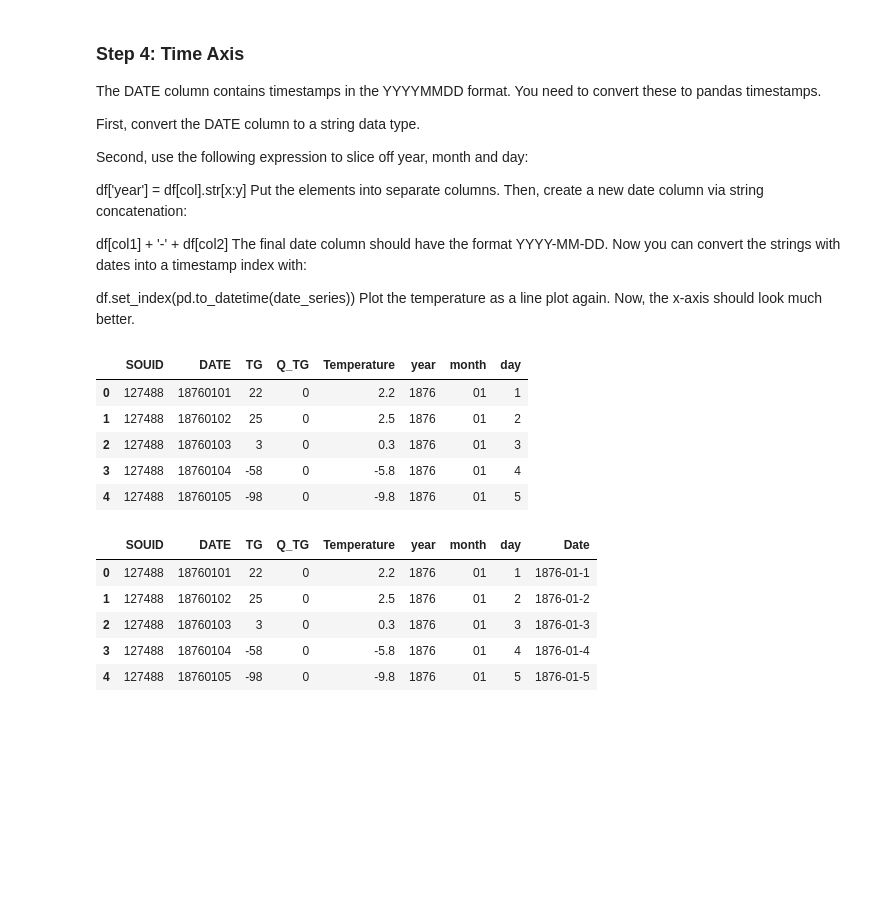
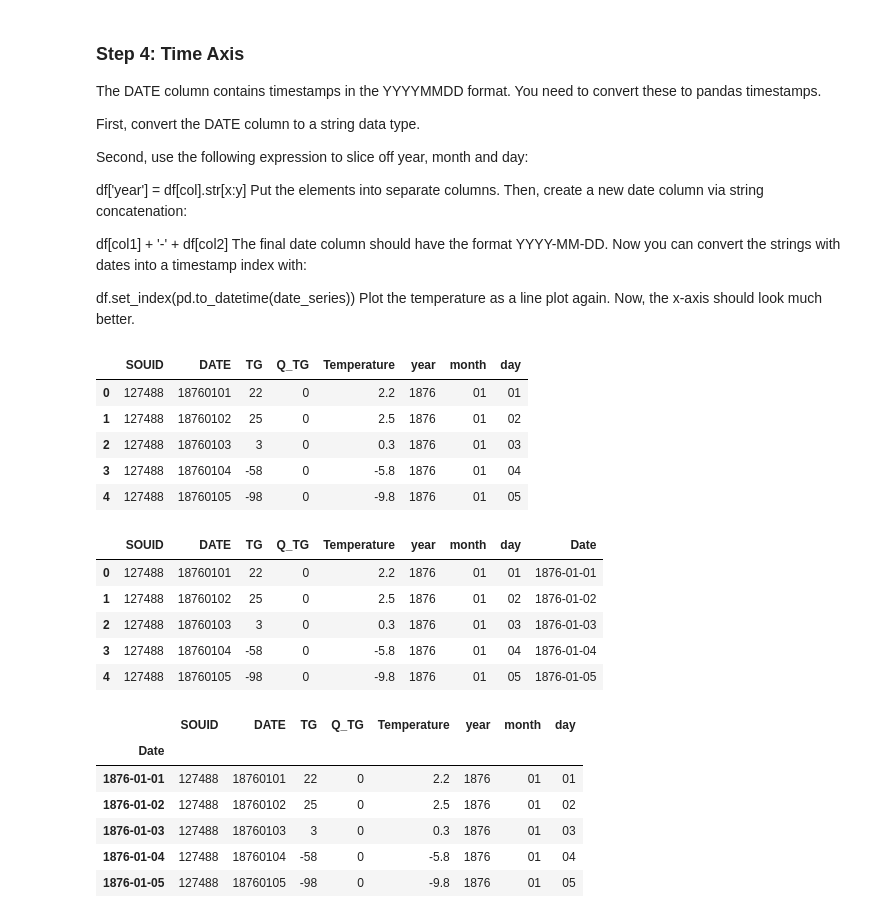
Before and after one commit to Melvin2306/code-lu-data-science, a Jupyter notebook: tasks/2.1 Climate Stripes.ipynb, the cells around one changed output. Cells and saved outputs as stored; diff of their text form; code cells hidden in the pictures; blank space fills up the shorter version.

```diff
--- a/tasks/2.1 Climate Stripes.ipynb
+++ b/tasks/2.1 Climate Stripes.ipynb
@@ -82,24 +82,38 @@ df['DATE'] = df['DATE'].astype(str)
 # %%
 df['year'] = df['DATE'].str[0:4]
 df['month'] = df['DATE'].str[4:6]
-df['day'] = df['DATE'].str[7:9]
+df['day'] = df['DATE'].str[6:]
 # %%
 df.head()
 # %% [output]
 |  | SOUID | DATE | TG | Q_TG | Temperature | year | month | day |
-| 0 | 127488 | 18760101 | 22 | 0 | 2.2 | 1876 | 01 | 1 |
-| 1 | 127488 | 18760102 | 25 | 0 | 2.5 | 1876 | 01 | 2 |
-| 2 | 127488 | 18760103 | 3 | 0 | 0.3 | 1876 | 01 | 3 |
-| 3 | 127488 | 18760104 | -58 | 0 | -5.8 | 1876 | 01 | 4 |
-| 4 | 127488 | 18760105 | -98 | 0 | -9.8 | 1876 | 01 | 5 |
+| 0 | 127488 | 18760101 | 22 | 0 | 2.2 | 1876 | 01 | 01 |
+| 1 | 127488 | 18760102 | 25 | 0 | 2.5 | 1876 | 01 | 02 |
+| 2 | 127488 | 18760103 | 3 | 0 | 0.3 | 1876 | 01 | 03 |
+| 3 | 127488 | 18760104 | -58 | 0 | -5.8 | 1876 | 01 | 04 |
+| 4 | 127488 | 18760105 | -98 | 0 | -9.8 | 1876 | 01 | 05 |
 # %%
 df['Date'] = df['year'] + '-' + df['month'] + '-' + df['day']
 # %%
 df.head()
 # %% [output]
 |  | SOUID | DATE | TG | Q_TG | Temperature | year | month | day | Date |
-| 0 | 127488 | 18760101 | 22 | 0 | 2.2 | 1876 | 01 | 1 | 1876-01-1 |
-| 1 | 127488 | 18760102 | 25 | 0 | 2.5 | 1876 | 01 | 2 | 1876-01-2 |
-| 2 | 127488 | 18760103 | 3 | 0 | 0.3 | 1876 | 01 | 3 | 1876-01-3 |
-| 3 | 127488 | 18760104 | -58 | 0 | -5.8 | 1876 | 01 | 4 | 1876-01-4 |
-| 4 | 127488 | 18760105 | -98 | 0 | -9.8 | 1876 | 01 | 5 | 1876-01-5 |
+| 0 | 127488 | 18760101 | 22 | 0 | 2.2 | 1876 | 01 | 01 | 1876-01-01 |
+| 1 | 127488 | 18760102 | 25 | 0 | 2.5 | 1876 | 01 | 02 | 1876-01-02 |
+| 2 | 127488 | 18760103 | 3 | 0 | 0.3 | 1876 | 01 | 03 | 1876-01-03 |
+| 3 | 127488 | 18760104 | -58 | 0 | -5.8 | 1876 | 01 | 04 | 1876-01-04 |
+| 4 | 127488 | 18760105 | -98 | 0 | -9.8 | 1876 | 01 | 05 | 1876-01-05 |
+# %%
+df['Date'] = pd.to_datetime(df['Date'])
+# %%
+df = df.set_index('Date', drop=True)
+# %%
+df.head()
+# %% [output]
+|  | SOUID | DATE | TG | Q_TG | Temperature | year | month | day |
+| Date |  |  |  |  |  |  |  |  |
+| 1876-01-01 | 127488 | 18760101 | 22 | 0 | 2.2 | 1876 | 01 | 01 |
+| 1876-01-02 | 127488 | 18760102 | 25 | 0 | 2.5 | 1876 | 01 | 02 |
+| 1876-01-03 | 127488 | 18760103 | 3 | 0 | 0.3 | 1876 | 01 | 03 |
+| 1876-01-04 | 127488 | 18760104 | -58 | 0 | -5.8 | 1876 | 01 | 04 |
+| 1876-01-05 | 127488 | 18760105 | -98 | 0 | -9.8 | 1876 | 01 | 05 |
```
Also changed, not shown: parts of 4 cells of this notebook.
